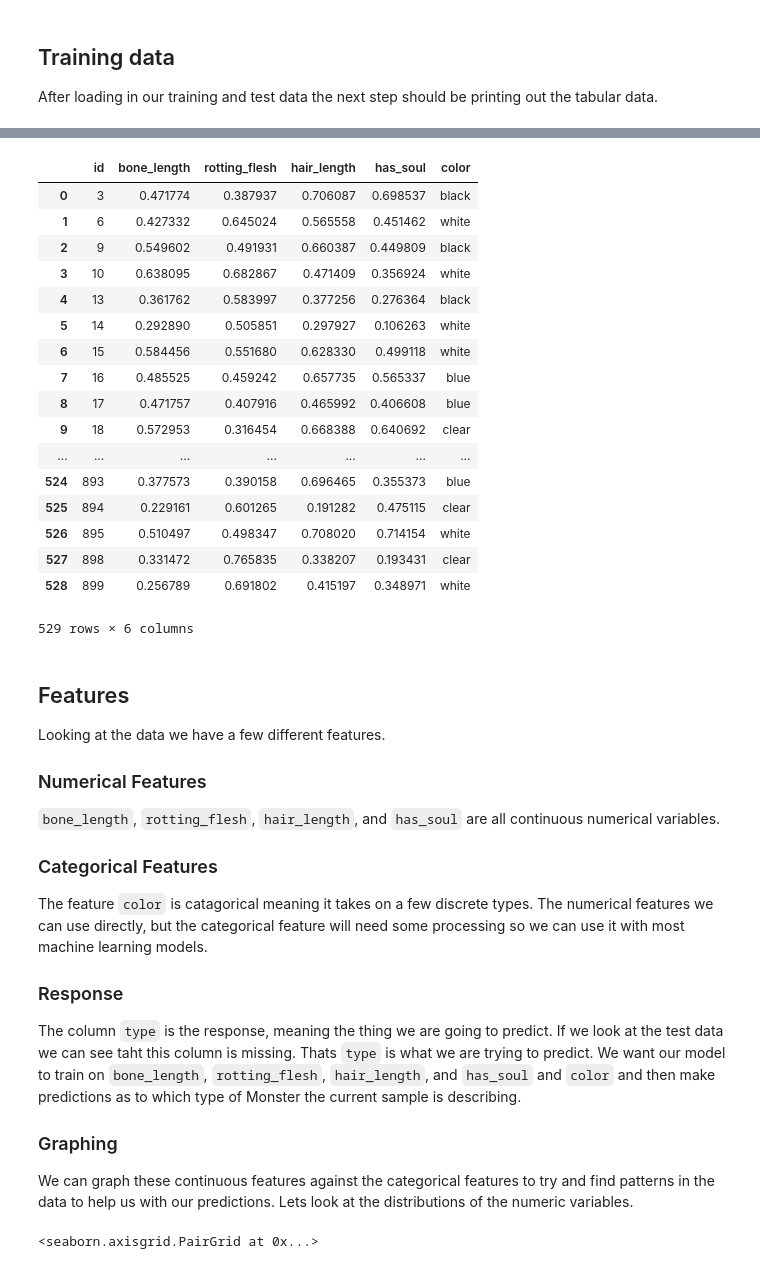
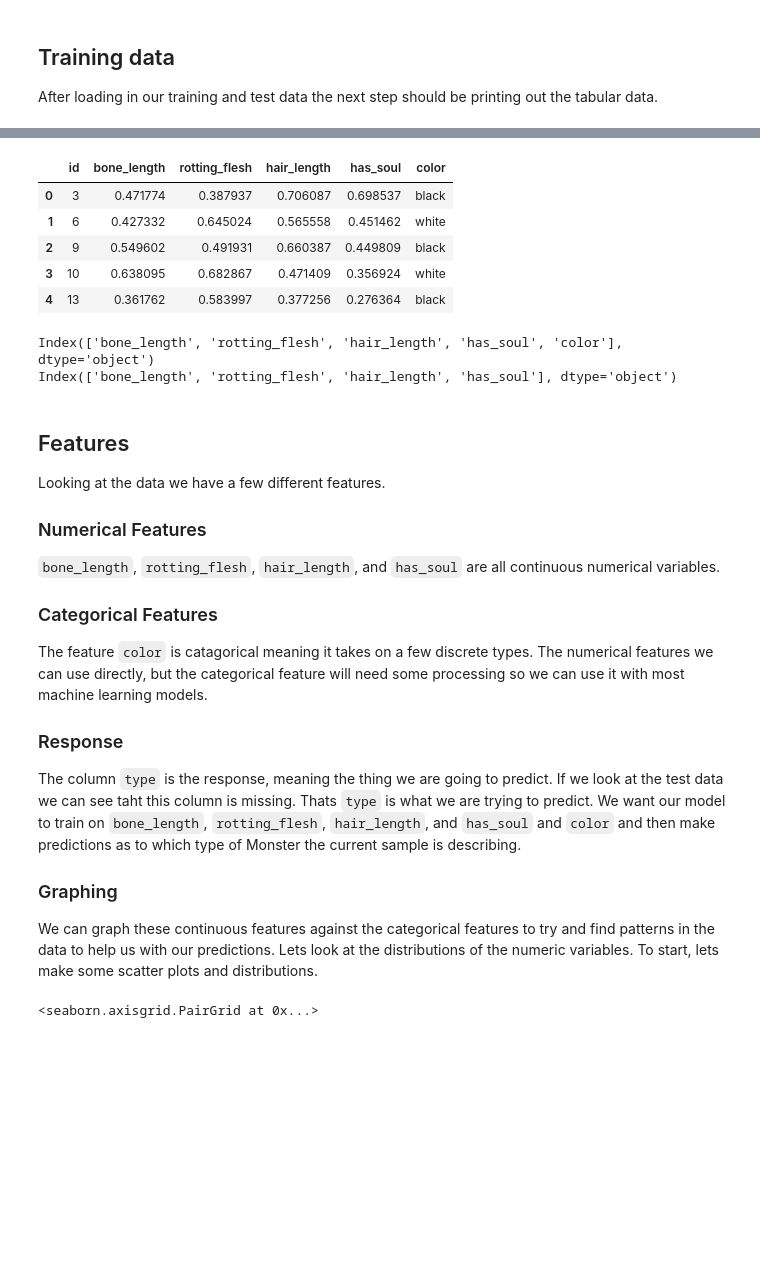
Before and after one commit to volker48/monsters, a Jupyter notebook: monsters.ipynb, the cells around one changed output, grey strips where cells are left out. Saved outputs shown, nothing was run; the diff lists cells and outputs as text; code cells hidden in the pictures; blank space fills up the shorter version.

```diff
--- a/monsters.ipynb
+++ b/monsters.ipynb
@@ -38,23 +48,11 @@ Now lets look at the test data.
 # %%
-test
+test.head()
 # %% [output]
 |  | id | bone_length | rotting_flesh | hair_length | has_soul | color |
 | 0 | 3 | 0.471774 | 0.387937 | 0.706087 | 0.698537 | black |
 | 1 | 6 | 0.427332 | 0.645024 | 0.565558 | 0.451462 | white |
 | 2 | 9 | 0.549602 | 0.491931 | 0.660387 | 0.449809 | black |
 | 3 | 10 | 0.638095 | 0.682867 | 0.471409 | 0.356924 | white |
 | 4 | 13 | 0.361762 | 0.583997 | 0.377256 | 0.276364 | black |
-| 5 | 14 | 0.292890 | 0.505851 | 0.297927 | 0.106263 | white |
-| 6 | 15 | 0.584456 | 0.551680 | 0.628330 | 0.499118 | white |
-| 7 | 16 | 0.485525 | 0.459242 | 0.657735 | 0.565337 | blue |
-| 8 | 17 | 0.471757 | 0.407916 | 0.465992 | 0.406608 | blue |
-| 9 | 18 | 0.572953 | 0.316454 | 0.668388 | 0.640692 | clear |
-| ... | ... | ... | ... | ... | ... | ... |
-| 524 | 893 | 0.377573 | 0.390158 | 0.696465 | 0.355373 | blue |
-| 525 | 894 | 0.229161 | 0.601265 | 0.191282 | 0.475115 | clear |
-| 526 | 895 | 0.510497 | 0.498347 | 0.708020 | 0.714154 | white |
-| 527 | 898 | 0.331472 | 0.765835 | 0.338207 | 0.193431 | clear |
-| 528 | 899 | 0.256789 | 0.691802 | 0.415197 | 0.348971 | white |
-529 rows × 6 columns
 # %%
 features = train.columns[1:-1]
@@ -62,3 +60,9 @@ numeric_features = features[:-2]
+# %%
+print(features)
+print(numeric_features)
+# %% [output]
+Index(['bone_length', 'rotting_flesh', 'hair_length', 'has_soul', 'color'], dtype='object')
+Index(['bone_length', 'rotting_flesh', 'hair_length', 'has_soul'], dtype='object')
 # %% [markdown]
 ## Features
 Looking at the data we have a few different features.
@@ -73,7 +77,7 @@ The feature `color` is catagorical meaning it takes on a few discrete types. The
 The column `type` is the response, meaning the thing we are going to predict. If we look at the test data we can see taht this column is missing. Thats `type` is what we are trying to predict. We want our model to train on `bone_length`, `rotting_flesh`, `hair_length`, and `has_soul` and `color` and then make predictions as to which type of Monster the current sample is describing.
 
 ### Graphing
-We can graph these continuous features against the categorical features to try and find patterns in the data to help us with our predictions. Lets look at the distributions of the numeric variables.
+We can graph these continuous features against the categorical features to try and find patterns in the data to help us with our predictions. Lets look at the distributions of the numeric variables. To start, lets make some scatter plots and distributions.
 # %%
 sns.pairplot(train[['bone_length', 'rotting_flesh', 'hair_length', 'has_soul']])
 # %% [output]
```
Also changed, not shown: parts of 60 cells of this notebook, 4 other files.
